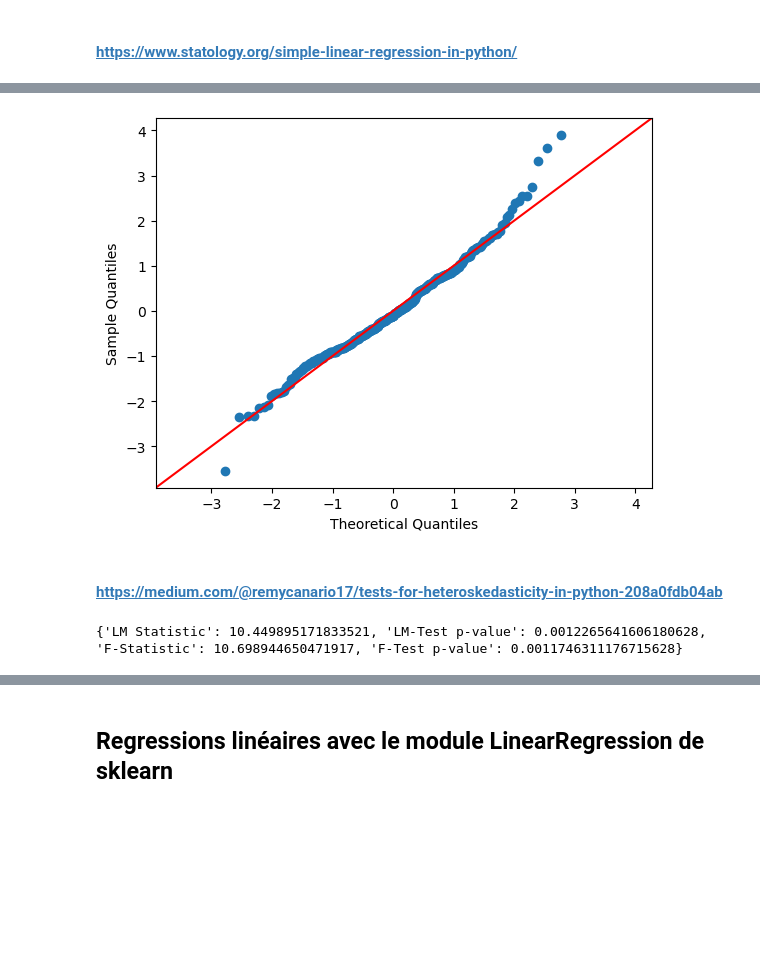
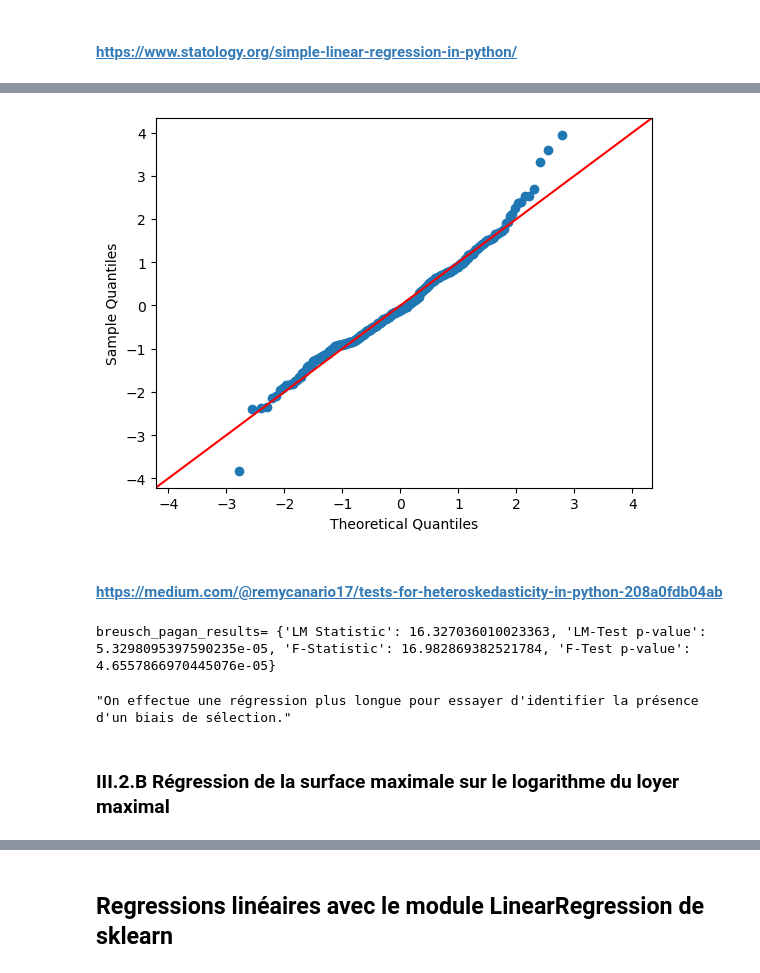
Before and after one commit to Simgnt/La-loi-du-Crous, a Jupyter notebook: Regressions.ipynb, the cells around one changed output, grey strips where cells are left out. Drawn from its saved outputs; the diff is of its cells as text; code cells hidden in the pictures; blank space fills up the shorter version.

```diff
--- a/Regressions.ipynb
+++ b/Regressions.ipynb
@@ -24,7 +24,9 @@ True
 # Part I : Obtention du dataframe
 ## 1.1.Récupération des loyers, des surfaces et de la localisation des résidences
 # %%
-df = pd.read_csv("fr_crous_logement_france_entiere.csv", sep =';')
+
+df = pd.read_csv("https://data.enseignementsup-recherche.gouv.fr//explore/dataset/fr_crous_logement_france_entiere/download?format=csv&timezone=Europe/Berlin&use_labels_for_header=false",
+                 sep =';')
 # %%
 df = df[["title", "infos", "address" ,"geocalisation", "regions"]]
 # %%
@@ -507,21 +513,29 @@ eval_env: 1
 # %%
-#on définit la variable res pour désigner les résidus
-res = model.resid
+res = model.resid #on définit la variable res pour désigner les résidus
 
-#on créé un Q-Q plot (Quantile-Quantile plot): ce type de graphe permet de voir si une variable a une distribution normale.
-#Si les résidus (en bleu)sont sur la droite de 45° alors ils sont normalement distribués.
+"""
+On créé un Q-Q plot (Quantile-Quantile plot): ce type de graphe permet de voir si une variable a une distribution normale.
+On compare la distribution des quantiles de l'échantillon à la distribution théorique (une droite à 45°) des quantiles d'une variable normalement distribuée.
+Si les quantiles de l'échantillon des résidus (en bleu) sont sur la droite de 45° alors ils sont normalement distribués.
+
+On affichera ensuite directement ce graphe lorsque l'on effectuera une régression avec la fonction get_OLS_reg du fichier functions_for_modelling.py.
+"""
 fig = sm.qqplot(res, fit=True, line="45")
 plt.show()
 # %% [output]
-[figure, old version]
+[figure, new version]
 # %% [markdown]
 #### https://medium.com/@remycanario17/tests-for-heteroskedasticity-in-python-208a0fdb04ab
 # %%
-from statsmodels.stats.diagnostic import het_breuschpagan
+"""
+On effectuer les tests de Breusch-Pagan et de White afin d'avoir une indication plus précise sur l'homoscédasticité ou non des résidus.
+"""
+#white_test = het_white(res,  model.exog)
 bp_test=sm.stats.diagnostic.het_breuschpagan(res,x)
+
 labels = ['LM Statistic', 'LM-Test p-value', 'F-Statistic', 'F-Test p-value']
-print(dict(zip(labels, bp_test)))
-#p-value is lower than 0.05 so according to this test, this model is heteroskedastic.
-#The only caveat is that these tests can return low p-values when the model is not heteroskedastic if the model is otherwise flawed (most commonly due to omitted variable bias).
+
+print('breusch_pagan_results=',dict(zip(labels, bp_test)))
+#print('white_results'==dict(zip(labels, white_test)))
 # %% [output]
-{'LM Statistic': 10.449895171833521, 'LM-Test p-value': 0.0012265641606180628, 'F-Statistic': 10.698944650471917, 'F-Test p-value': 0.0011746311176715628}
+breusch_pagan_results= {'LM Statistic': 16.327036010023363, 'LM-Test p-value': 5.3298095397590235e-05, 'F-Statistic': 16.982869382521784, 'F-Test p-value': 4.6557866970445076e-05}
@@ -528,3 +546,9 @@ print(dict(zip(labels, bp_test)))
+# %%
+"""On effectue une régression plus longue pour essayer d'identifier la présence d'un biais de sélection."""
+# %% [output]
+"On effectue une régression plus longue pour essayer d'identifier la présence d'un biais de sélection."
+# %% [markdown]
+### III.2.B Régression de la surface maximale sur le logarithme du loyer maximal
 # %%
 Y_Log_Loyer= np.log(df2['Max Loyer'])
 get_OLS_reg(df2['Max Surface'],Y_Log_Loyer)
```
Also changed, not shown: parts of 49 cells of this notebook, 2 other files.
